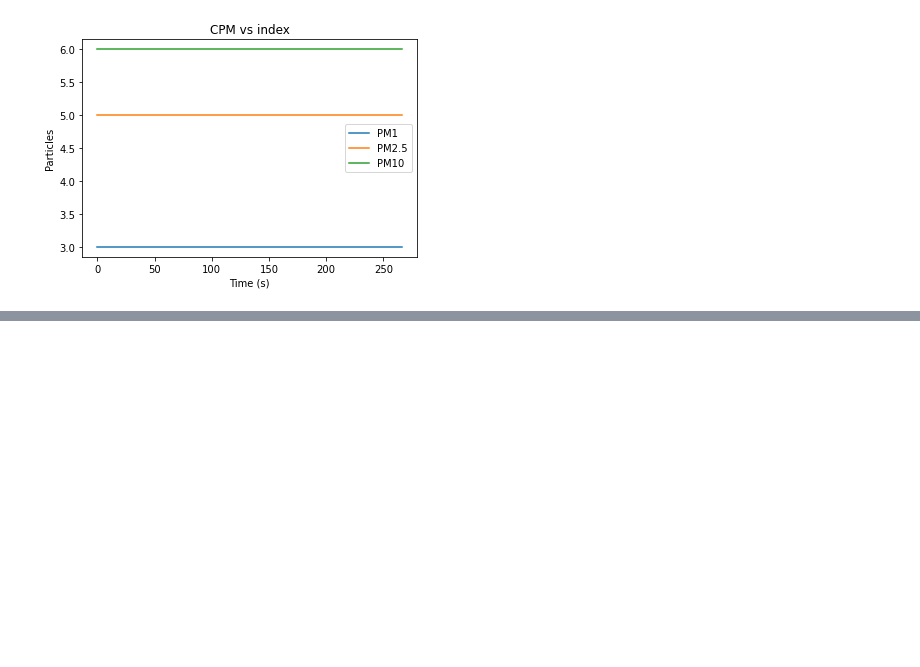
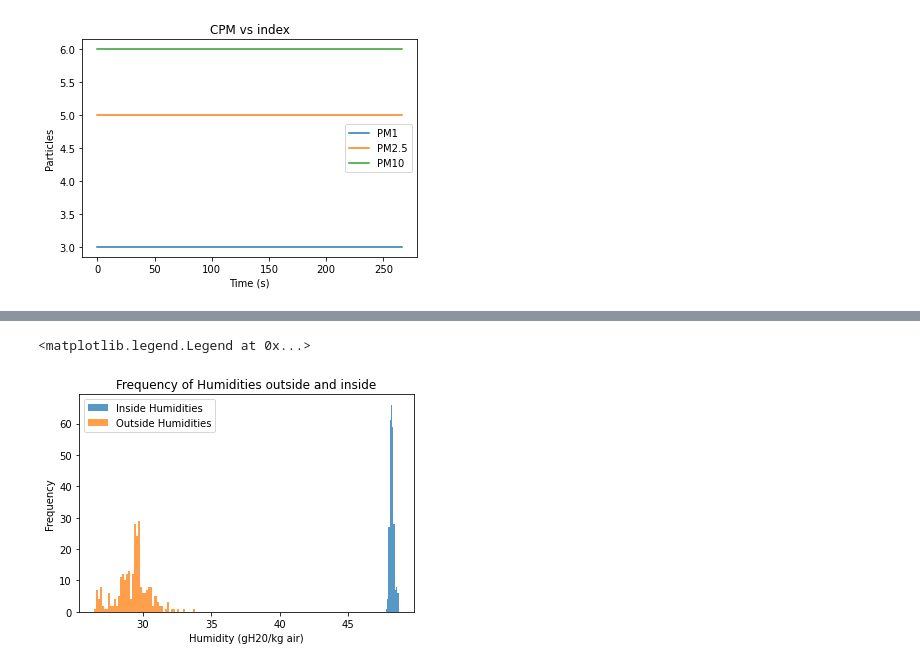
Before and after one commit to TheJoeBelow/E11_lab, a Jupyter notebook: JoeH_StevenA_week6lab.ipynb, the cells around one changed output, grey strips where cells are left out. Saved outputs shown, nothing was run; the diff lists cells and outputs as text; code cells hidden in the pictures; blank space fills up the shorter version.

```diff
--- a/JoeH_StevenA_week6lab.ipynb
+++ b/JoeH_StevenA_week6lab.ipynb
@@ -183,0 +176,11 @@ plt.legend()
+# %%
+plt.hist(temp_data['Humidity'] ,bins = 10, label ="Inside Humidities", alpha = 0.75)
+plt.hist(temp_datao['Humidity'] ,bins = 50, label ="Outside Humidities", alpha = 0.75)
+plt.ylabel('Frequency') # label the y-axis
+plt.xlabel('Humidity (gH20/kg air)')
+plt.title("Frequency of Humidities outside and inside")                                  # put a title!
+#plt.show()
+plt.legend()
+# %% [output]
+<matplotlib.legend.Legend at 0x...>
+[figure, added]
```
Also changed, not shown: parts of 16 cells of this notebook.
